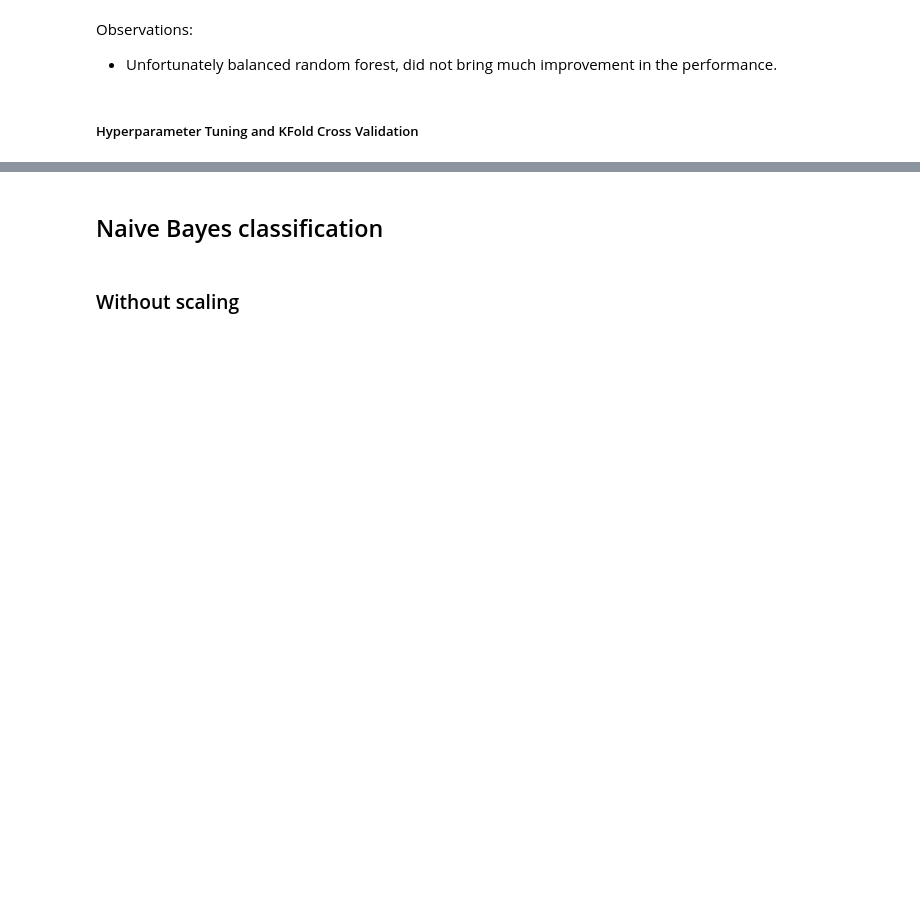
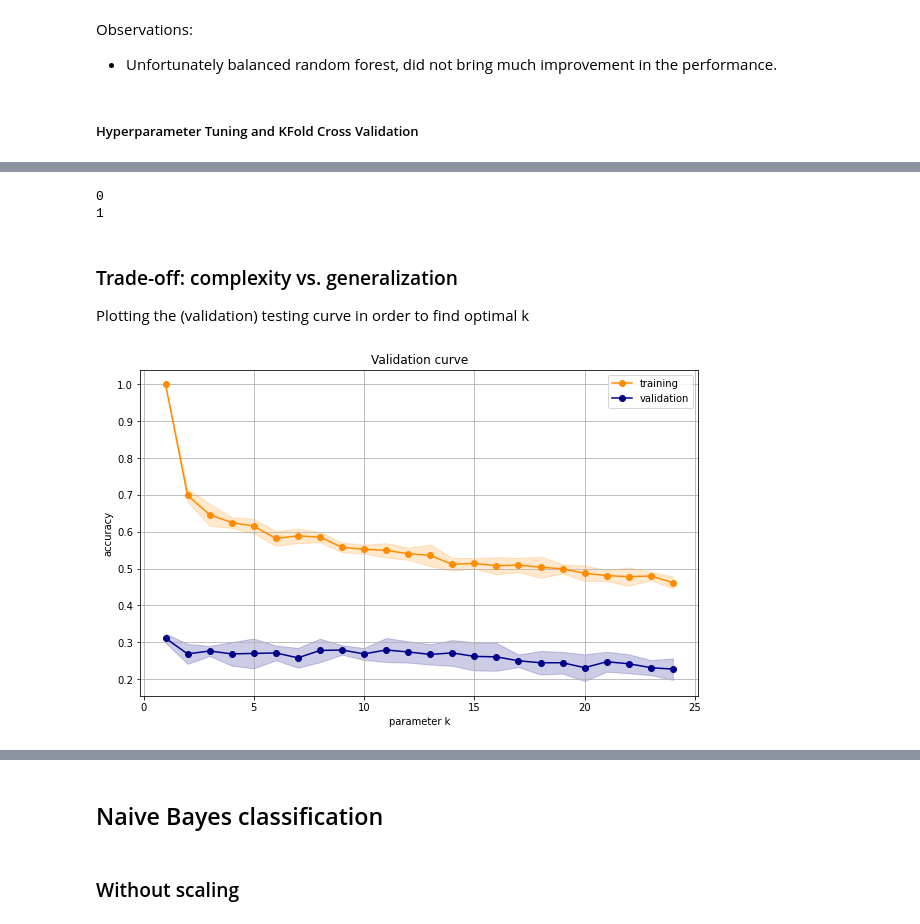
Before and after one commit to nadiaverdha/MachineLearningEx1, a Jupyter notebook: Ex1_kaggle_big.ipynb, the cells around one changed output, grey strips where cells are left out. Cells and saved outputs as stored; diff of their text form; code cells hidden in the pictures; blank space fills up the shorter version.

```diff
--- a/Ex1_kaggle_big.ipynb
+++ b/Ex1_kaggle_big.ipynb
@@ -432,0 +772,5 @@ rand_rf = rand_rf.fit(X_train_lda,y_train)
+# %%
+hold_out_and_cross_val(k=3)
+# %% [output]
+0
+1
@@ -432,0 +779,41 @@ rand_rf = rand_rf.fit(X_train_lda,y_train)
+# %% [markdown]
+### Trade-off: complexity vs. generalization
+Plotting the (validation) testing curve in order to find optimal k
+# %%
+from sklearn.model_selection import validation_curve
+# evaluate model performance using validation_curve
+param_range = np.arange(1, 25)
+estimators = [('scaler', StandardScaler()), ('pca', PCA(n_components=38)), ('lda', LinearDiscriminantAnalysis()), ('knn', KNeighborsClassifier(n_neighbors=k))]
+pipeline = Pipeline(estimators)
+train_scores, test_scores = validation_curve(
+    pipeline,
+    X, Y,
+    param_name='knn__n_neighbors',
+    param_range=param_range,
+    cv=5,
+    scoring='accuracy'
+)
+
+# column: score for specific fold for different k
+# row: results for specific k for different folds
+
+train_mean = np.mean(train_scores, axis=1)
+train_std = np.std(train_scores, axis=1)
+test_mean = np.mean(test_scores, axis=1)
+test_std = np.std(test_scores, axis=1)
+
+fig=plt.figure(figsize=(10, 6))
+plt.plot(param_range, train_mean, 'o-', label='training', color='darkorange')
+plt.fill_between(param_range, train_mean - train_std, train_mean + train_std, alpha=0.2, color='darkorange')
+plt.plot(param_range, test_mean, 'o-', label='validation', color='darkblue')
+plt.fill_between(param_range, test_mean - test_std, test_mean + test_std, alpha=0.2, color='darkblue')
+
+plt.title('Validation curve')
+plt.xlabel('parameter k')
+plt.ylabel('accuracy')
+plt.legend()
+plt.grid()
+plt.savefig('knn_8.jpg', dpi=fig.dpi)
+plt.show()
+# %% [output]
+[figure, added]
```
Also changed, not shown: parts of 28 cells of this notebook.
